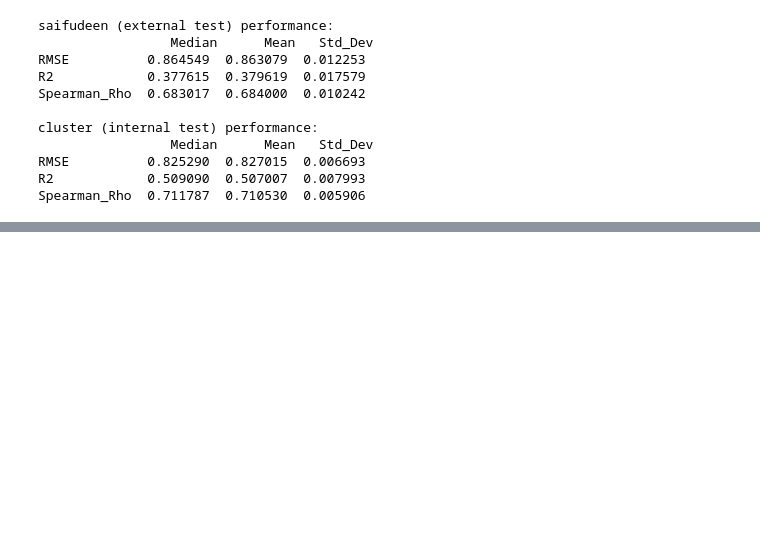
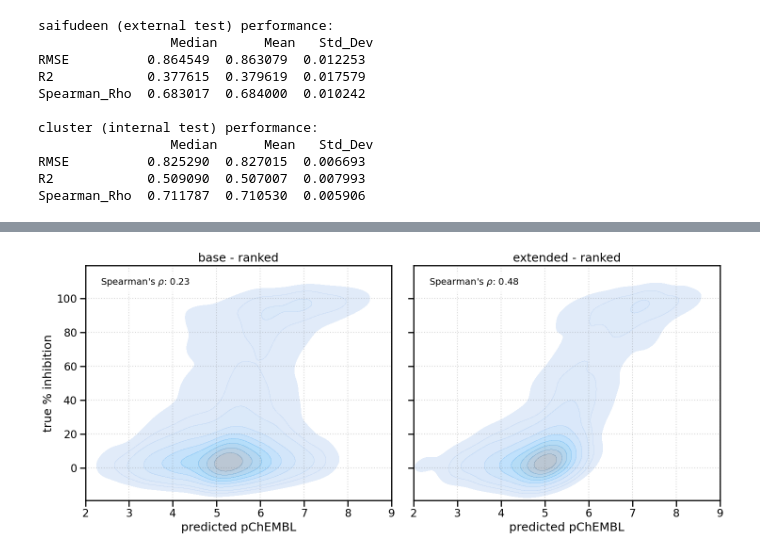
Before and after one commit to maboef/pw_aux_ranking, a Jupyter notebook: full_performance_tables.ipynb, the cells around one changed output, grey strips where cells are left out. Cells and saved outputs as stored; diff of their text form; code cells hidden in the pictures; blank space fills up the shorter version.

```diff
--- a/full_performance_tables.ipynb
+++ b/full_performance_tables.ipynb
@@ -45,6 +45,17 @@ def get_performance(y_true, predictions):
         'Std_Dev': df_metrics.std()
     })
     return summary_stats
+# %%
+def get_mean_preds(models, base_path, split):
+    all_preds = []
+    for i, model in enumerate(models):
+        model_path = os.path.join(base_path, split, model)
+        model_dir = pathlib.Path(model_path).parent
+        model_prediction = pd.read_csv(f'{model_dir}/saifudeen_train_preds.csv')
+        all_preds.append(model_prediction['unscaled_prediction'].rename(str(i)))
+    predictions = pd.concat(all_preds, axis=1)
+    model_prediction['mean_predictions'] = predictions.mean(axis=1)
+    return model_prediction
 # %%
 current_dir = pathlib.Path.cwd()
 base_path = current_dir / 'models/'
@@ -104,6 +115,9 @@ print(f'saifudeen (external test) performance: \n {summary_stats}\n')
 predictions, model_prediction = get_preds(models, base_path, split, cluster_test)
 summary_stats = get_performance(model_prediction['value'], predictions)
 print(f'cluster (internal test) performance: \n {summary_stats}\n')
+
+base_rank_saif_train_mean = get_mean_preds(models, base_path, split)
+base_rank_saif_train_mean = base_rank_saif_train_mean[base_rank_saif_train_mean['mut'] == 'WT']
 # %% [output]
 saifudeen (external test) performance:
                  Median      Mean   Std_Dev
@@ -172,6 +186,10 @@ print(f'saifudeen (external test) performance: \n {summary_stats}\n')
 predictions, model_prediction = get_preds(models, base_path, split, cluster_test)
 summary_stats = get_performance(model_prediction['value'], predictions)
 print(f'cluster (internal test) performance: \n {summary_stats}\n')
+
+
+ext_rank_cont_saif_train_mean = get_mean_preds(models, base_path, split)
+ext_rank_cont_saif_train_mean = ext_rank_cont_saif_train_mean[ext_rank_cont_saif_train_mean['mut'] == 'WT']
 # %% [output]
 saifudeen (external test) performance:
                  Median      Mean   Std_Dev
@@ -240,5 +291,69 @@ def get_performance(y_true, relations, predictions, tolerance=0.5):
         'Std_Dev': df_metrics.std()
     })
 # %%
-negs = model_prediction[model_prediction['relation'] == '<']
-print(negs[~(model_prediction[model_prediction['relation'] == '<'].value > model_prediction[model_prediction['relation'] == '<'].unscaled_prediction)])
+
+import seaborn as sns
+import matplotlib.pyplot as plt
+from scipy.stats import spearmanr
+
+sns.set_context("talk")
+
+fig, ax = plt.subplots(1, 2, figsize=(15, 6.5), sharey=True)
+
+# First plot
+rho1, _ = spearmanr(base_rank_saif_train_mean['mean_predictions'], base_rank_saif_train_mean['percent_inhibition'])
+sns.kdeplot(
+    data=base_rank_saif_train_mean,
+    x='mean_predictions',
+    y='percent_inhibition',
+    fill=True,
+    alpha=0.35,
+    linewidth=1,
+    ax=ax[0]
+)
+ax[0].text(
+    0.05, 0.95,
+    f"Spearman's $\\rho$: {rho1:.2f}",
+    transform=ax[0].transAxes,
+    va='top', ha='left',
+    fontsize=14,
+    bbox=dict(boxstyle='round,pad=0.5', facecolor='white', alpha=0.7, edgecolor='none')
+)
+ax[0].set_xlabel('predicted pChEMBL')
+ax[0].set_ylabel('true % inhibition')
+ax[0].set_title('base - ranked')
+ax[0].set_xlim(2, 9.0)
+ax[0].grid(True, axis='x', linestyle=':', alpha=0.3, color='grey')
+ax[0].grid(True, axis='y', linestyle=':', alpha=0.3, color='grey')
+# Second plot
+rho2, _ = spearmanr(ext_rank_cont_saif_train_mean['mean_predictions'], ext_rank_cont_saif_train_mean['percent_inhibition'])
+sns.kdeplot(
+    data=ext_rank_cont_saif_train_mean,
+    x='mean_predictions',
+    y='percent_inhibition',
+    fill=True,
+    alpha=0.35,
+    linewidth=1,
+    ax=ax[1]
+)
+ax[1].text(
+    0.05, 0.95,
+    f"Spearman's $\\rho$: {rho2:.2f}",
+    transform=ax[1].transAxes,
+    va='top',
+    ha='left',
+    fontsize=14,
+    bbox=dict(boxstyle='round,pad=0.5', facecolor='white', alpha=0.7, edgecolor='none')
+)
+ax[1].set_xlabel('predicted pChEMBL')
+ax[1].set_ylabel('')
+ax[1].set_title('extended - ranked')
+ax[1].set_xlim(2, 9.0)
+ax[1].grid(True, axis='x', linestyle=':', alpha=0.3, color='grey')
+ax[1].grid(True, axis='y', linestyle=':', alpha=0.3, color='grey')
+
+plt.tight_layout()
+# plt.savefig('distribution_perc_inh_pchembl_preds.png', dpi=250)
+plt.show()
+# %% [output]
+[figure, added]
```
Also changed, not shown: parts of 2 cells of this notebook, 3 other files.
